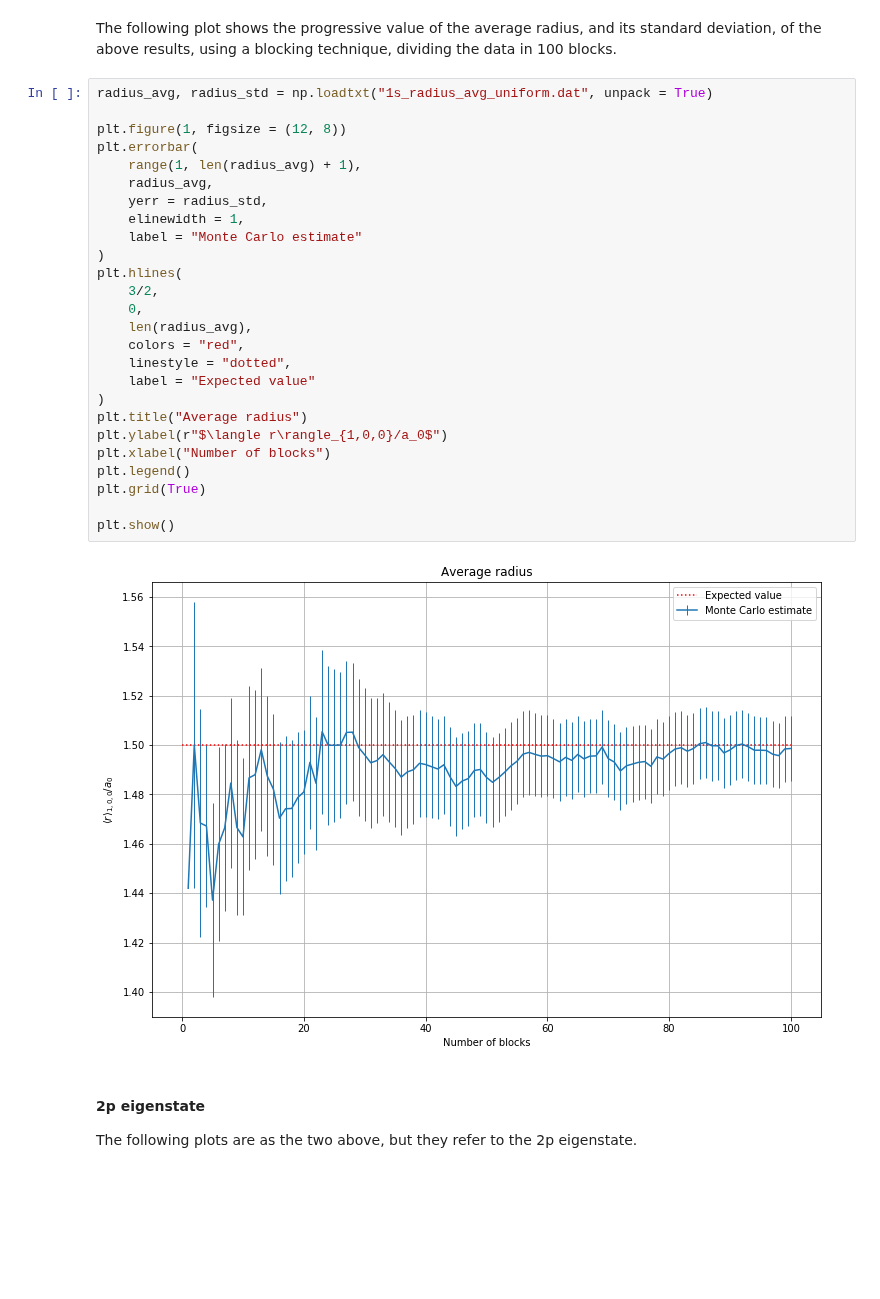
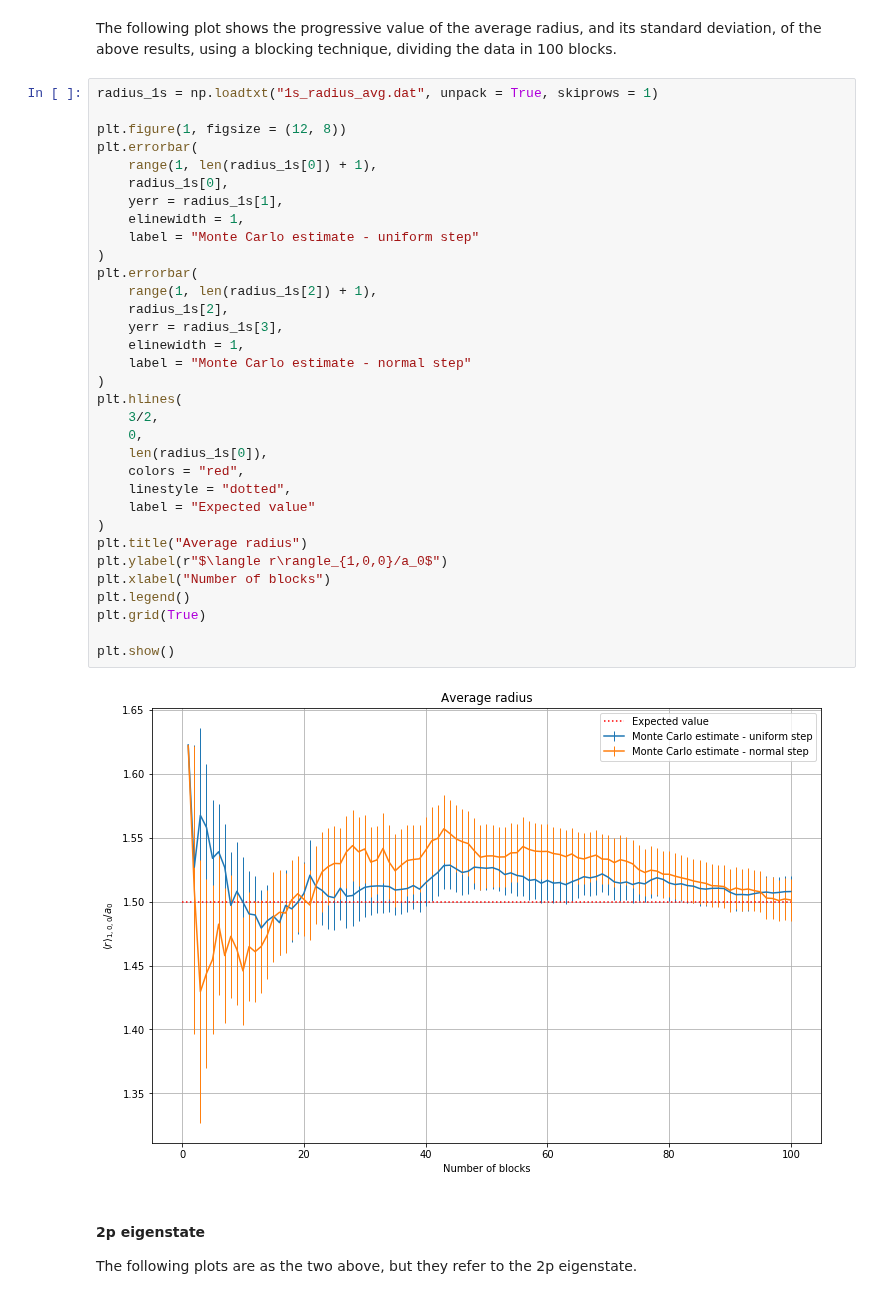
Before and after one commit to phaerrax/lab-simulazione-numerica, a Jupyter notebook: exercise05/exercise05.ipynb, the cells around one changed output. Drawn from its saved outputs; the diff is of its cells as text; blank space fills up the shorter version.

```diff
--- a/exercise05/exercise05.ipynb
+++ b/exercise05/exercise05.ipynb
@@ -34,33 +34,40 @@ plt.show()
 # %% [markdown]
 The following plot shows the progressive value of the average radius, and its standard deviation, of the above results, using a blocking technique, dividing the data in 100 blocks.
 # %%
-radius_avg, radius_std = np.loadtxt("1s_radius_avg_uniform.dat", unpack = True)
+radius_1s = np.loadtxt("1s_radius_avg.dat", unpack = True, skiprows = 1)
 
 plt.figure(1, figsize = (12, 8))
 plt.errorbar(
-    range(1, len(radius_avg) + 1),
-    radius_avg,
-    yerr = radius_std,
+    range(1, len(radius_1s[0]) + 1),
+    radius_1s[0],
+    yerr = radius_1s[1],
     elinewidth = 1,
-    label = "Monte Carlo estimate"
+    label = "Monte Carlo estimate - uniform step"
+)
+plt.errorbar(
+    range(1, len(radius_1s[2]) + 1),
+    radius_1s[2],
+    yerr = radius_1s[3],
+    elinewidth = 1,
+    label = "Monte Carlo estimate - normal step"
 )
 plt.hlines(
     3/2,
     0,
-    len(radius_avg),
+    len(radius_1s[0]),
     colors = "red",
     linestyle = "dotted",
     label = "Expected value"
 )
 plt.title("Average radius")
 plt.ylabel(r"$\langle r\rangle_{1,0,0}/a_0$")
 plt.xlabel("Number of blocks")
 plt.legend()
 plt.grid(True)
 
 plt.show()
 # %% [output]
-[figure, old version]
+[figure, new version]
 # %% [markdown]
 #### 2p eigenstate
 The following plots are as the two above, but they refer to the 2p eigenstate.
```
Also changed, not shown: parts of 1 cell of this notebook, 9 other files.
